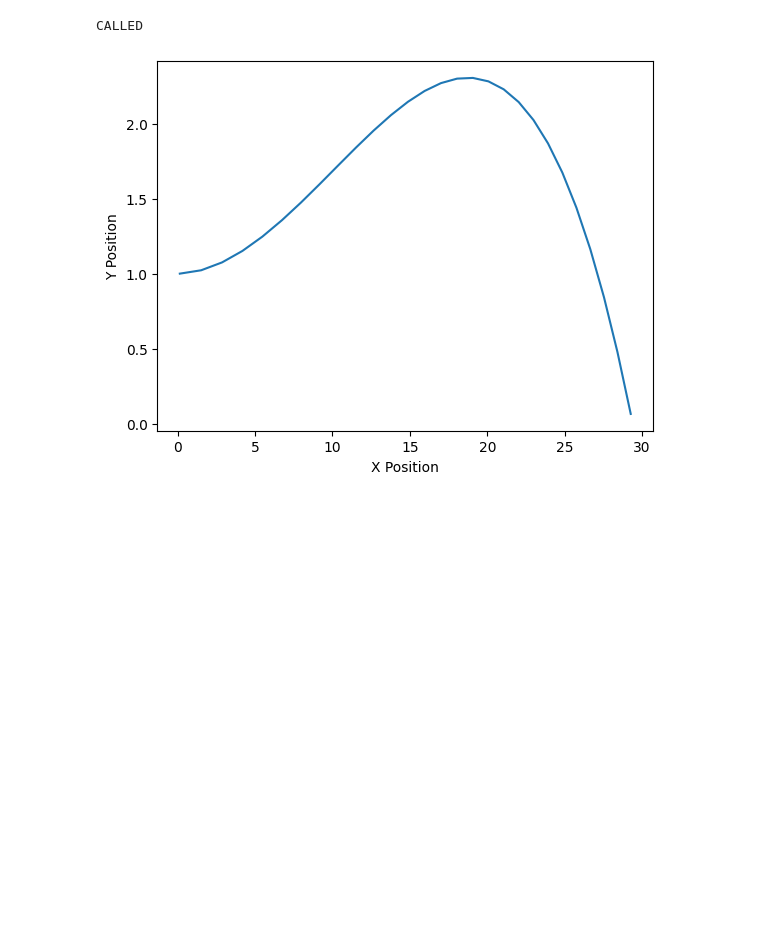
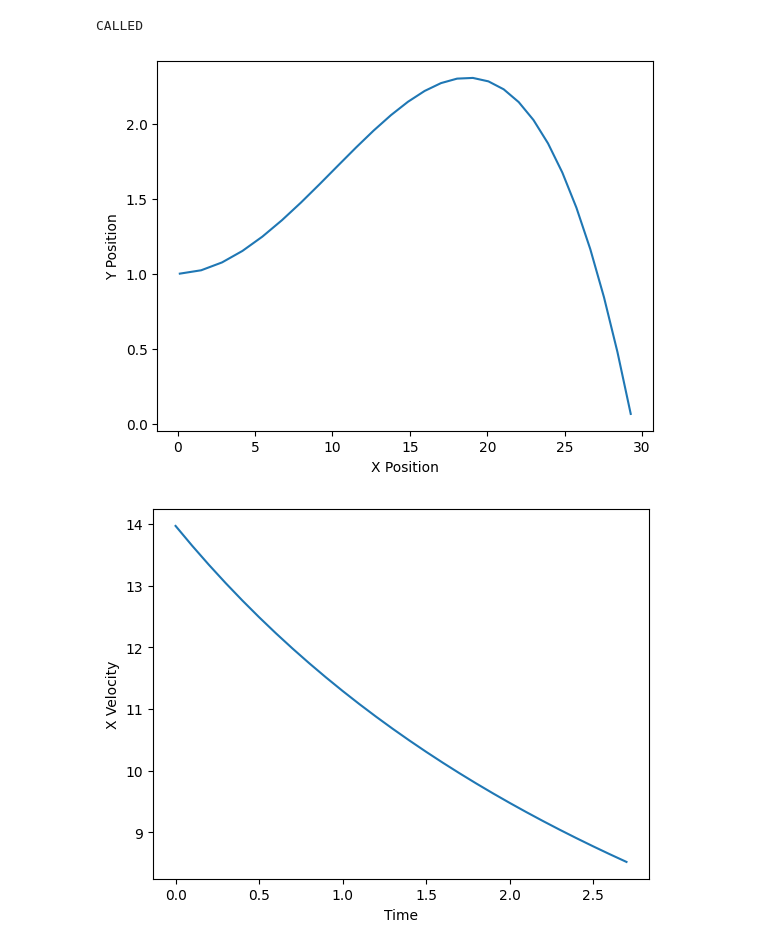
Before and after one commit to MaximKabaev/UFO_drone, a Jupyter notebook: main2.ipynb, the cells around one changed output. Saved outputs shown, nothing was run; the diff lists cells and outputs as text; code cells hidden in the pictures; blank space fills up the shorter version.

```diff
--- a/main2.ipynb
+++ b/main2.ipynb
@@ -11,6 +11,8 @@ class Frisbee:
         self.vy = 0.0  # The y velocity of the frisbee.
 
     def simulate(self, y0, vx0, vy0, alpha, deltaT):
+        time_list = []
+
         print("CALLED")
         g = -9.81  # The acceleration of gravity (m/s^2)
         m = 0.175  # The mass of a standard frisbee in kilograms
@@ -46,7 +48,7 @@ class Frisbee:
             # The change in velocity in the y direction obtained setting the
             # net force equal to the sum of the gravitational force and the
             # lift force and solving for delta v.
-            deltavy = (RHO * math.pow(self.vx, 2) * AREA * cl / (2 * m) + g) * deltaT #division????
+            deltavy = (RHO * math.pow(self.vx, 2) * AREA * cl / (2*m) + g) * deltaT #division????
 
             # The change in velocity in the x direction, obtained by
             # solving the force equation for delta v. (The only force
@@ -60,31 +62,41 @@ class Frisbee:
             self.x = self.x + self.vx * deltaT
             self.y = self.y + self.vy * deltaT
 
+
             # Store the results
             if k % 10 == 0:
                 results.append([self.x, self.y, self.vx])
+                time_list.append(k*deltaT)
 
             k += 1
 
             x_poss = []
             y_poss = []
+            x_vels = []
 
             for i in range(0, len(results)):
                 x_poss.append(results[i][0])
                 y_poss.append(results[i][1])
-
+                x_vels.append(results[i][2])
 
         plt.plot(x_poss, y_poss)
         plt.xlabel('X Position')
         plt.ylabel('Y Position')
+        plt.show()
+
+
+        plt.plot(time_list, x_vels)
+        plt.xlabel('Time')
+        plt.ylabel('X Velocity')
         plt.show()
 
 
 
 
 
 frisbee_simulator = Frisbee()
 frisbee_simulator.simulate(y0=1.0, vx0=14.0, vy0=0.0, alpha=10, deltaT=0.01)
 # %% [output]
 CALLED
 [figure]
+[figure, added]
```
